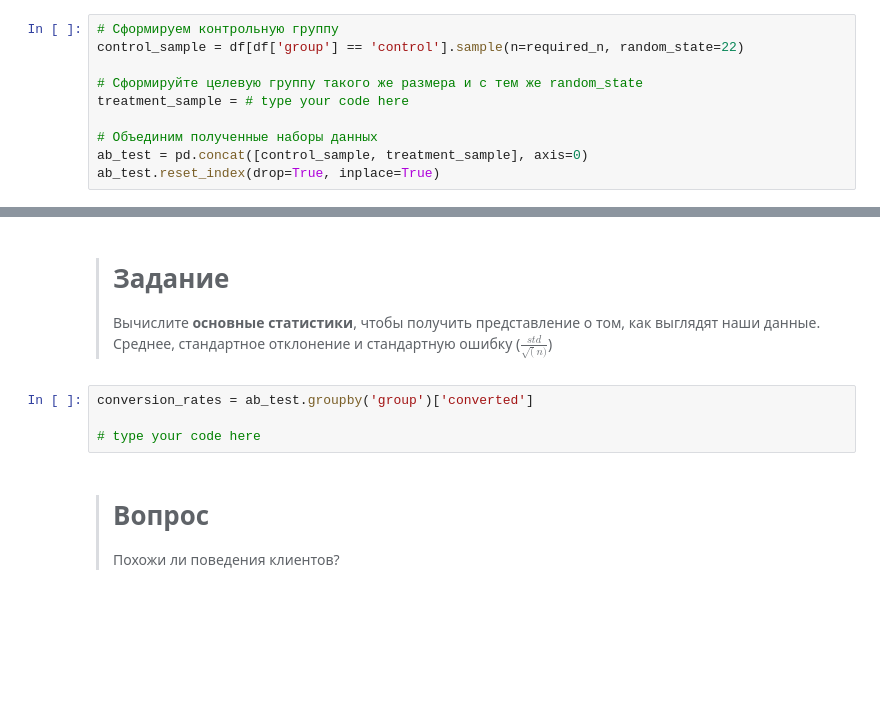
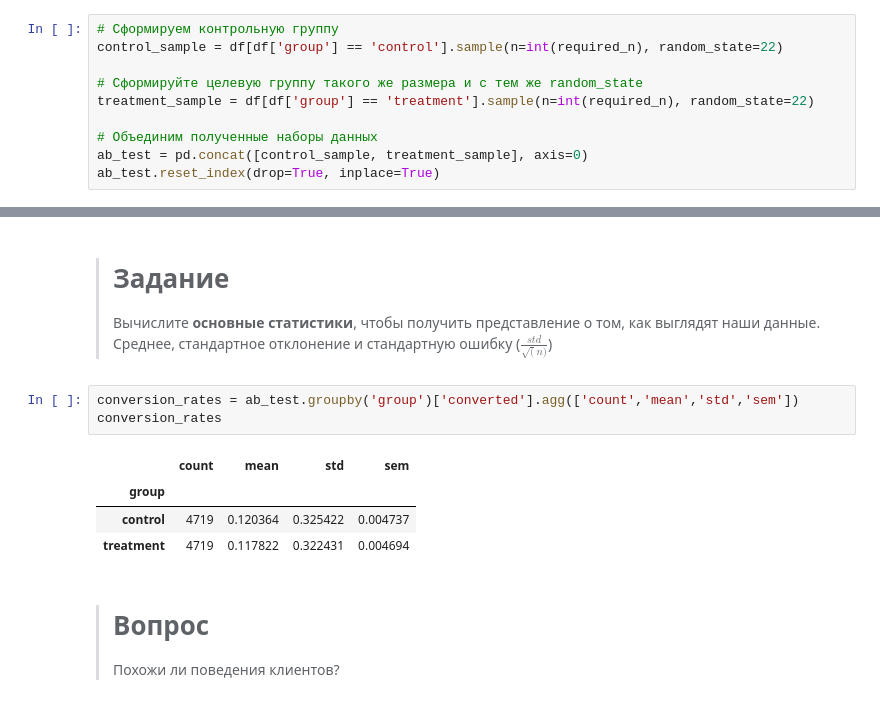
Before and after one commit to EMcHave/ML1, a Jupyter notebook: ab_testing_student.ipynb, the cells around one changed output, grey strips where cells are left out. Drawn from its saved outputs; the diff is of its cells as text; blank space fills up the shorter version.

```diff
--- a/ab_testing_student.ipynb
+++ b/ab_testing_student.ipynb
@@ -466,10 +457,10 @@ df_duplicates
 Теперь, когда данные чистые, мы можем выбрать `required_n` записей для каждой из групп. Для этого мы можем использовать метод pandas `DataFrame.sample()`, который выберет случайную выборку. Зафиксируем при этом `random_state`, чтобы получать одни и те же результаты.
 # %%
 # Сформируем контрольную группу
-control_sample = df[df['group'] == 'control'].sample(n=required_n, random_state=22)
+control_sample = df[df['group'] == 'control'].sample(n=int(required_n), random_state=22)
 
 # Сформируйте целевую группу такого же размера и с тем же random_state
-treatment_sample = # type your code here
+treatment_sample = df[df['group'] == 'treatment'].sample(n=int(required_n), random_state=22)
 
 # Объединим полученные наборы данных
 ab_test = pd.concat([control_sample, treatment_sample], axis=0)
@@ -489,9 +504,13 @@ ab_test.reset_index(drop=True, inplace=True)
 >
 > Вычислите **основные статистики**, чтобы получить представление о том, как выглядят наши данные. Среднее, стандартное отклонение и стандартную ошибку ($\frac{std}{\sqrt(n)}$)
 # %%
-conversion_rates = ab_test.groupby('group')['converted']
-
-# type your code here
+conversion_rates = ab_test.groupby('group')['converted'].agg(['count','mean','std','sem'])
+conversion_rates
+# %% [output]
+|  | count | mean | std | sem |
+| group |  |  |  |  |
+| control | 4719 | 0.120364 | 0.325422 | 0.004737 |
+| treatment | 4719 | 0.117822 | 0.322431 | 0.004694 |
 # %% [markdown]
 > # Вопрос
 >
```
Also changed, not shown: parts of 12 cells of this notebook.
